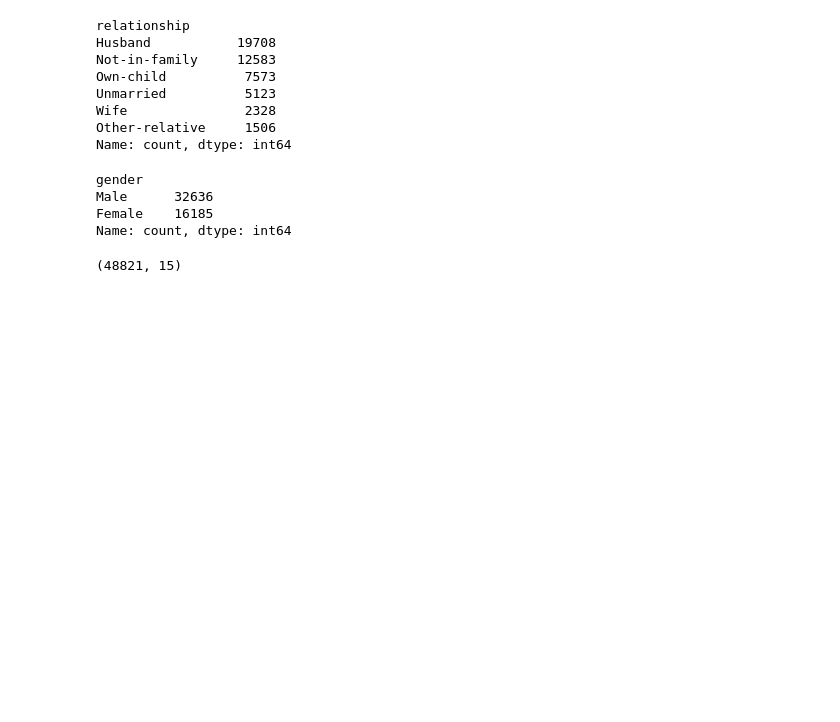
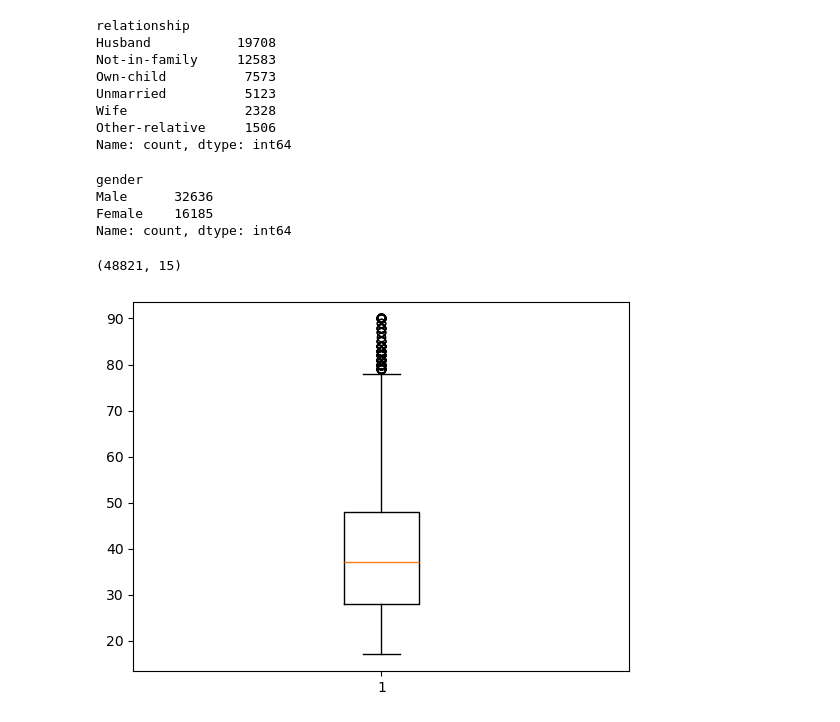
Before and after one commit to Saabitra/employee-salary-prediction, a Jupyter notebook: employee_salary_prediction.ipynb, the cells around one changed output. Drawn from its saved outputs; the diff is of its cells as text; code cells hidden in the pictures; blank space fills up the shorter version.

```diff
--- a/employee_salary_prediction.ipynb
+++ b/employee_salary_prediction.ipynb
@@ -158,3 +158,8 @@ data.shape
 (48821, 15)
 # %%
 #outlier detection
+import matplotlib.pyplot as plt   #visualization
+plt.boxplot(data['age'])
+plt.show()
+# %% [output]
+[figure, added]
```
Also changed, not shown: parts of 18 cells of this notebook.
